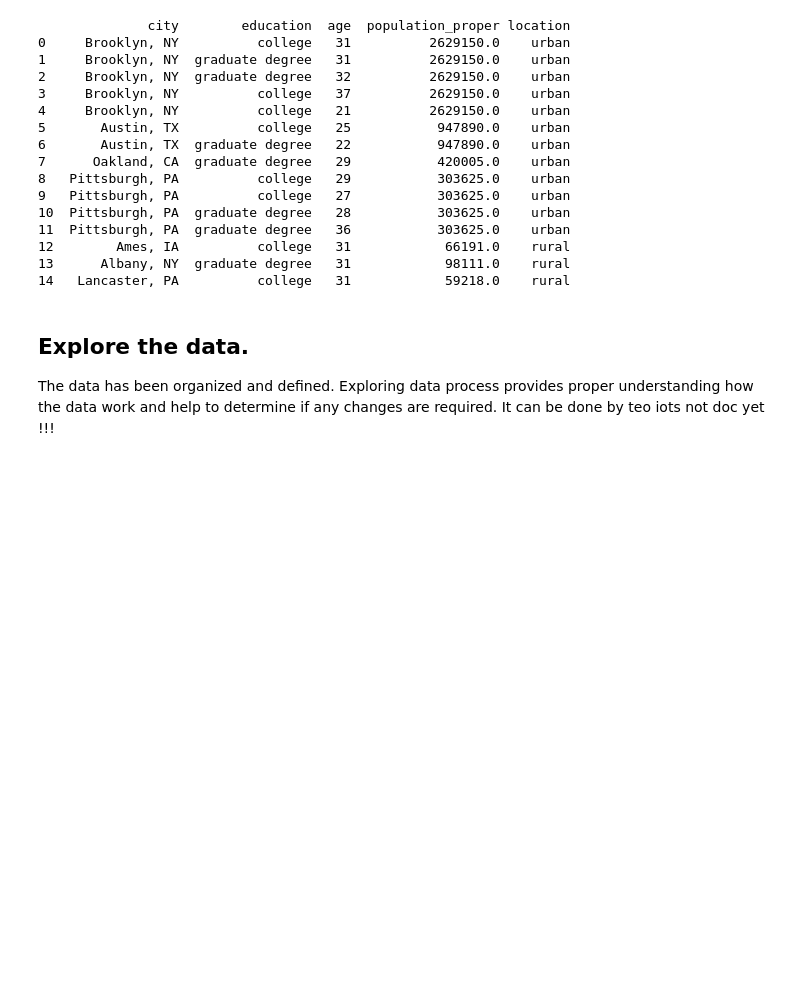
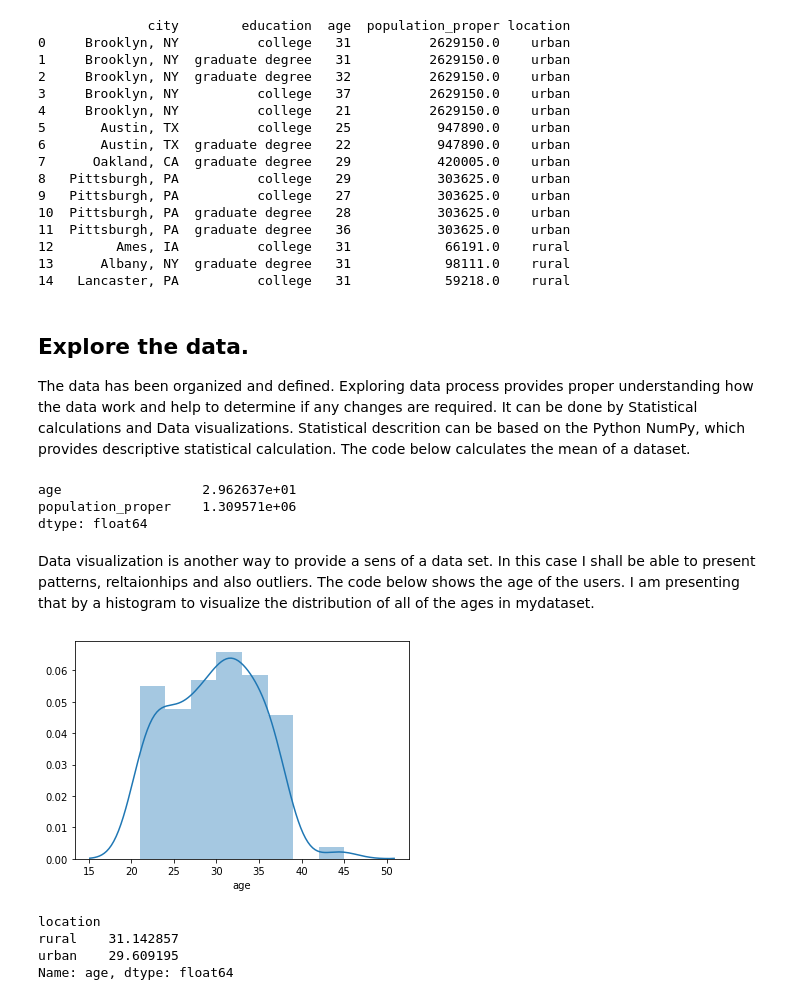
Before and after one commit to adrianberski/G00387825-gmit.ie---Adrian-Berski, a Jupyter notebook: Programming_ for_ Data_Analysis/Project/A_real-world_phenomenon.ipynb, the cells around one changed output. Cells and saved outputs as stored; diff of their text form; code cells hidden in the pictures; blank space fills up the shorter version.

```diff
--- a/Programming_ for_ Data_Analysis/Project/A_real-world_phenomenon.ipynb
+++ b/Programming_ for_ Data_Analysis/Project/A_real-world_phenomenon.ipynb
@@ -117,4 +117,34 @@ print(new_df.head(15))
 # %% [markdown]
 ## Explore the data.
 The data has been organized and defined. Exploring data process provides proper understanding how the data work and help to determine if any changes are required.
-It can be done by teo iots not doc yet !!!
+It can be done by Statistical calculations and Data visualizations.
+Statistical descrition can be based on the Python NumPy, which provides descriptive statistical calculation. The code below calculates the mean of a dataset.
+# %%
+np.mean(new_df)
+# %% [output]
+age                  2.962637e+01
+population_proper    1.309571e+06
+dtype: float64
+# %% [markdown]
+Data visualization is another way to provide a sens of a data set. In this case I shall be able to present patterns, reltaionhips and also outliers.
+The code below shows the age of the users. I am presenting that by a histogram to visualize the distribution of all of the ages in mydataset.
+# %%
+age = new_df["age"]
+sns.distplot(age)
+
+plt.show()
+#this shows that age is represented by relative amounts of people with each age.The majority of people will be middle-aged, with fewer young and very few old.
+# %% [output]
+[figure, added]
+# %%
+#the code below helps me to analyse reltaionships between age and location (which I`ve already intepreted)
+
+location_mean_age = new_df.groupby("location").age.mean()
+
+print(location_mean_age)
+#this shows that people in urban area are relatively younger than in rural
+# %% [output]
+location
+rural    31.142857
+urban    29.609195
+Name: age, dtype: float64
```
Also changed, not shown: parts of 1 cell of this notebook.
